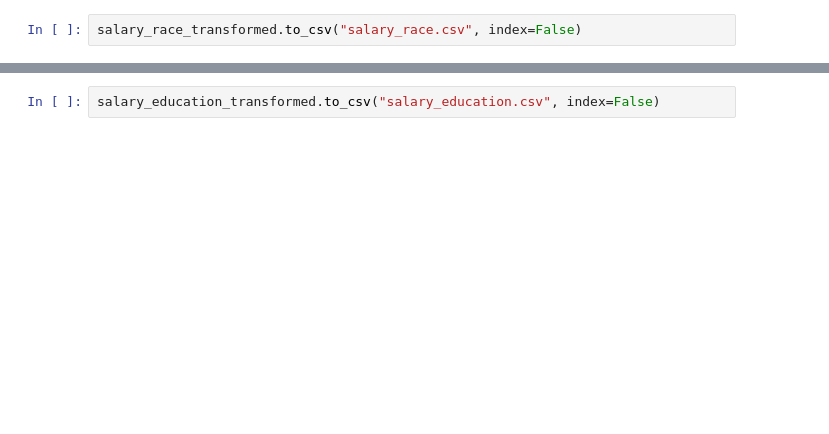
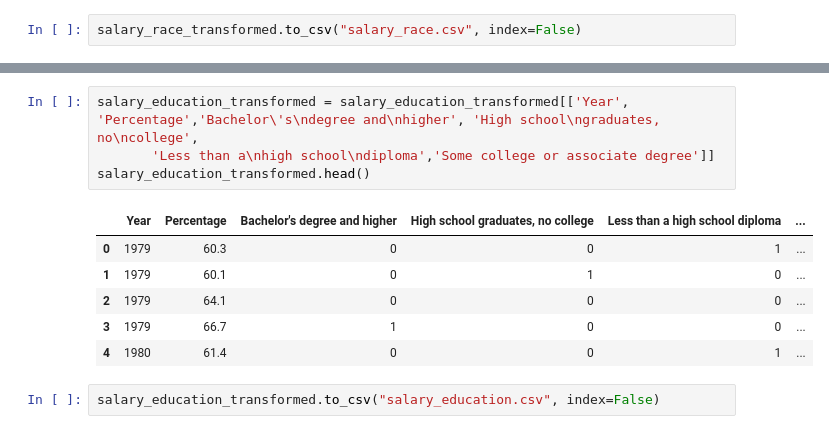
Before and after one commit to kanam12/ieor142finalproject, a Jupyter notebook: Reshaping Data.ipynb, the cells around one changed output, grey strips where cells are left out. Cells and saved outputs as stored; diff of their text form; blank space fills up the shorter version.

```diff
--- a/Reshaping Data.ipynb
+++ b/Reshaping Data.ipynb
@@ -125,2 +140,13 @@ salary_education_transformed.head()
+# %%
+salary_education_transformed = salary_education_transformed[['Year', 'Percentage','Bachelor\'s\ndegree and\nhigher', 'High school\ngraduates, no\ncollege',
+       'Less than a\nhigh school\ndiploma','Some college or associate degree']]
+salary_education_transformed.head()
+# %% [output]
+|  | Year | Percentage | Bachelor's degree and higher | High school graduates, no college | Less than a high school diploma | ... |
+| 0 | 1979 | 60.3 | 0 | 0 | 1 | ... |
+| 1 | 1979 | 60.1 | 0 | 1 | 0 | ... |
+| 2 | 1979 | 64.1 | 0 | 0 | 0 | ... |
+| 3 | 1979 | 66.7 | 1 | 0 | 0 | ... |
+| 4 | 1980 | 61.4 | 0 | 0 | 1 | ... |
 # %%
 salary_education_transformed.to_csv("salary_education.csv", index=False)
```
Also changed, not shown: parts of 2 cells of this notebook.
